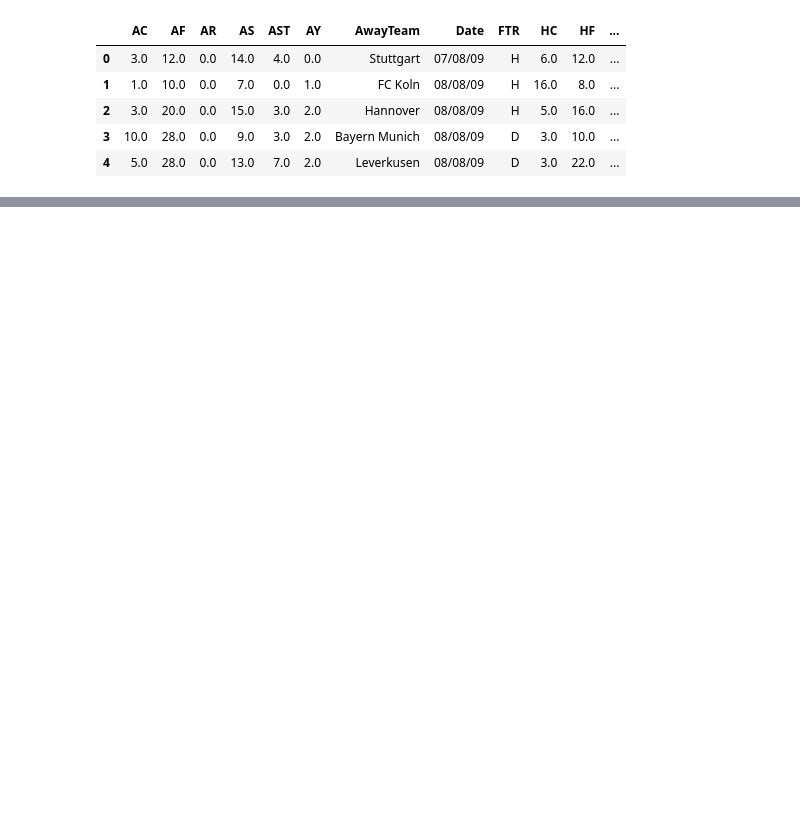
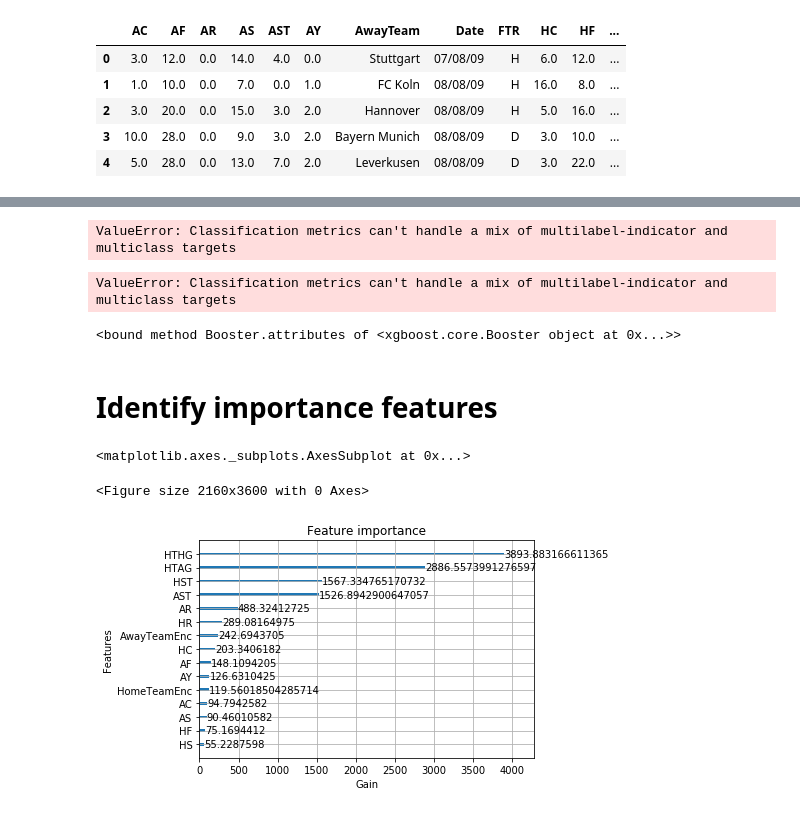
Before and after one commit to srimugunthan/PredictFootballMatch, a Jupyter notebook: XGBoost.ipynb, the cells around one changed output, grey strips where cells are left out. Saved outputs shown, nothing was run; the diff lists cells and outputs as text; code cells hidden in the pictures; blank space fills up the shorter version.

```diff
--- a/XGBoost.ipynb
+++ b/XGBoost.ipynb
@@ -39,0 +73,8 @@ X_train, X_test, y_train, y_test = train_test_split(X, y, random_state = 0)
+# %%
+params = {
+    'max_depth': 8,
+    'objective': 'multi:softmax',  # error evaluation for multiclass training
+    'num_class': 3,
+    'n_gpus': 0
+}
+params['eval_metric']  = ['merror', 'mlogloss']
@@ -39,0 +175,32 @@ X_train, X_test, y_train, y_test = train_test_split(X, y, random_state = 0)
+# %%
+print('Accuracy: {0:.2f}'.format(accuracy_score(y_test, pred)))
+# %% [output]
+ValueError: Classification metrics can't handle a mix of multilabel-indicator and multiclass targets
+# %%
+from sklearn.metrics import precision_recall_fscore_support as score
+
+
+
+precision, recall, fscore, support = score(y_test, pred)
+
+print('precision: {}'.format(precision))
+print('recall: {}'.format(recall))
+print('fscore: {}'.format(fscore))
+print('support: {}'.format(support))
+# %% [output]
+ValueError: Classification metrics can't handle a mix of multilabel-indicator and multiclass targets
+# %%
+print(bst.attributes)
+# %% [output]
+<bound method Booster.attributes of <xgboost.core.Booster object at 0x...>>
+# %% [markdown]
+# Identify importance features
+# %%
+%matplotlib inline
+import matplotlib.pyplot as plt
+plt.figure(figsize=(30, 50))
+xgb.plot_importance(bst, importance_type='gain', xlabel='Gain')
+# %% [output]
+<matplotlib.axes._subplots.AxesSubplot at 0x...>
+<Figure size 2160x3600 with 0 Axes>
+[figure, added]
```
Also changed, not shown: parts of 26 cells of this notebook, 11 other files.
